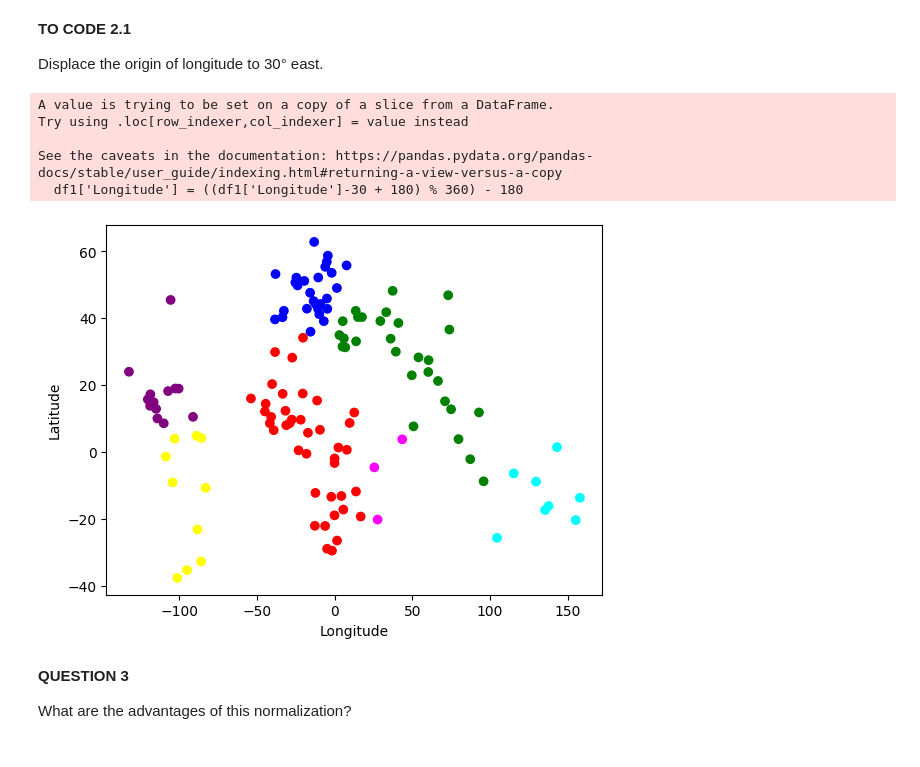
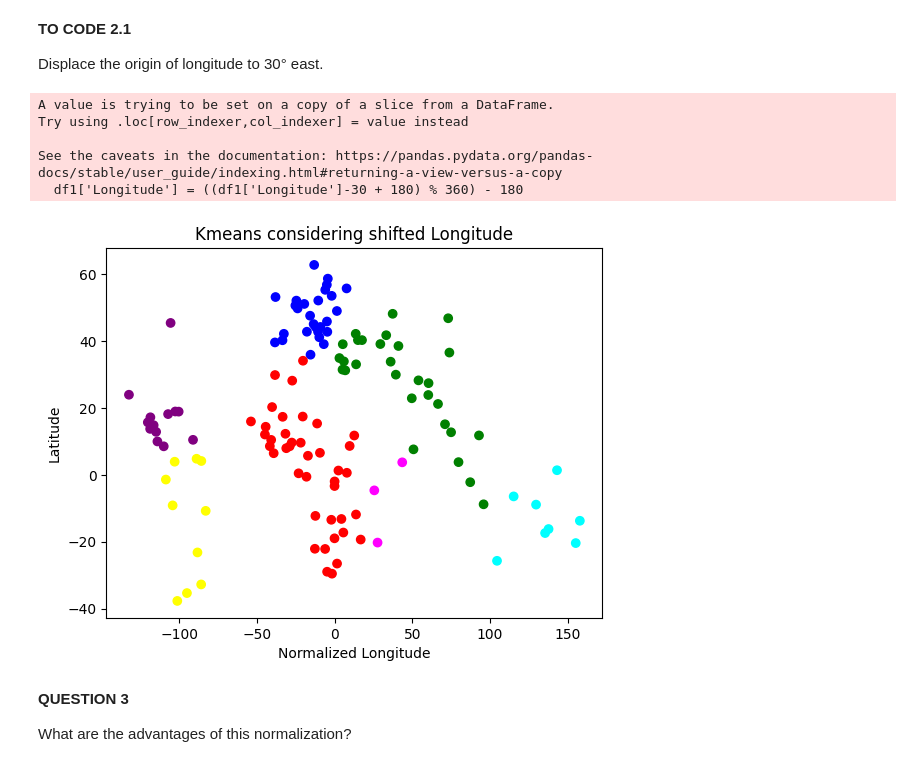
Before and after one commit to BALAKUMARKalai/TP_ML, a Jupyter notebook: TP1_Clustering.ipynb, the cells around one changed output. Cells and saved outputs as stored; diff of their text form; code cells hidden in the pictures.

```diff
--- a/TP1_Clustering.ipynb
+++ b/TP1_Clustering.ipynb
@@ -139,32 +139,33 @@ Displace the origin of longitude to 30° east.
 # %%
 # Recentrer les longitudes sur [-180, 180] puis décaler de 30°
 df1['Longitude'] = ((df1['Longitude']-30 + 180) % 360) - 180
 
 
 # Extraire X, Y
 df_X = df1[['Longitude', 'Latitude']]
 df_Y = df1['Continent'].replace(
     ['Africa', 'Asia', 'Europe', 'North America', 'South America', 'Seven seas', 'Oceania'],
     [0, 1, 2, 3, 4, 5, 6]
 ).to_numpy()
 
 np1 = df_X.to_numpy()
 
 plt.scatter(df1['Longitude'], df1['Latitude'],
             c=df_Y,
             cmap=matplotlib.colors.ListedColormap(
                 ['red','green','blue','purple','yellow','magenta','cyan'])
            )
-plt.xlabel("Longitude")
+plt.xlabel("Normalized Longitude")
 plt.ylabel("Latitude")
+plt.title('Kmeans considering shifted Longitude')
 plt.show()
 # %% [output]
 A value is trying to be set on a copy of a slice from a DataFrame.
 Try using .loc[row_indexer,col_indexer] = value instead
 
 See the caveats in the documentation: https://pandas.pydata.org/pandas-docs/stable/user_guide/indexing.html#returning-a-view-versus-a-copy
   df1['Longitude'] = ((df1['Longitude']-30 + 180) % 360) - 180
-[figure, old version]
+[figure, new version]
 # %% [markdown]
 **QUESTION 3**
 
```
Also changed, not shown: parts of 14 cells of this notebook.
